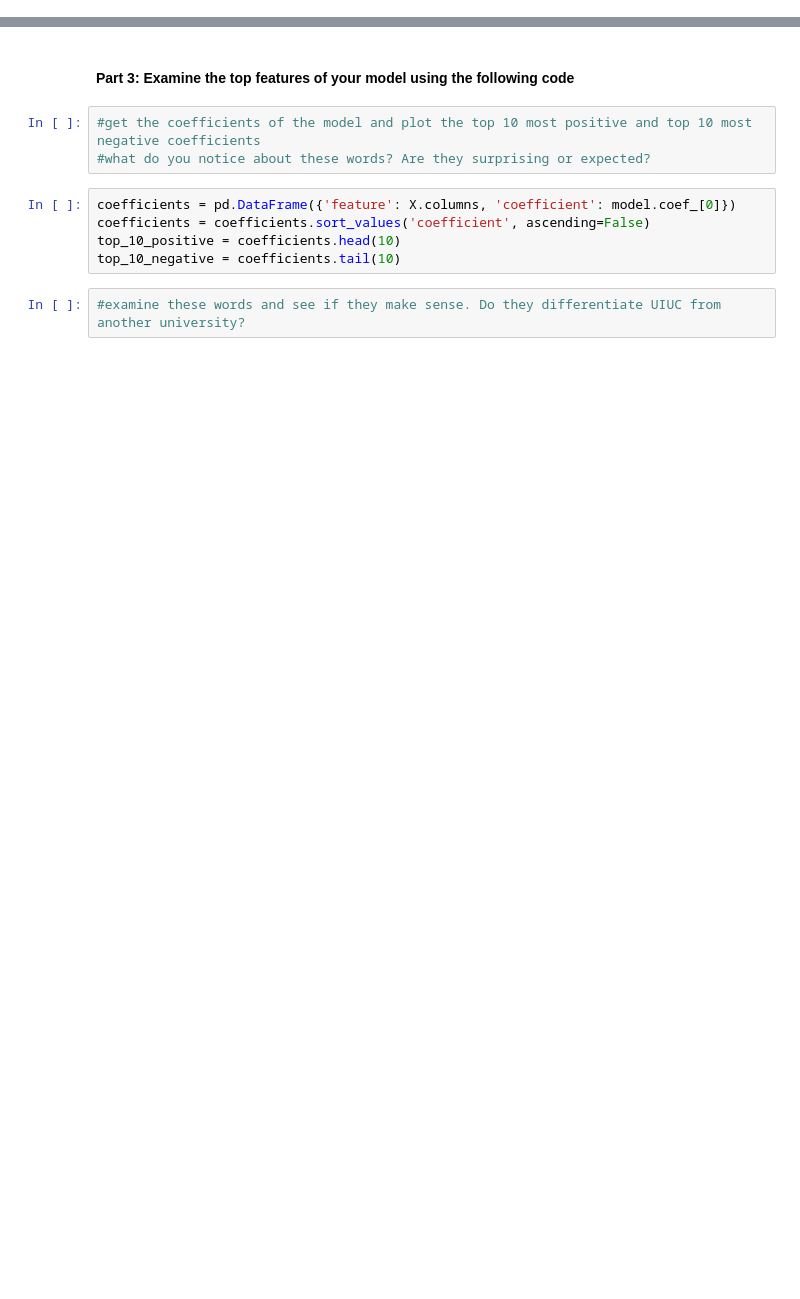
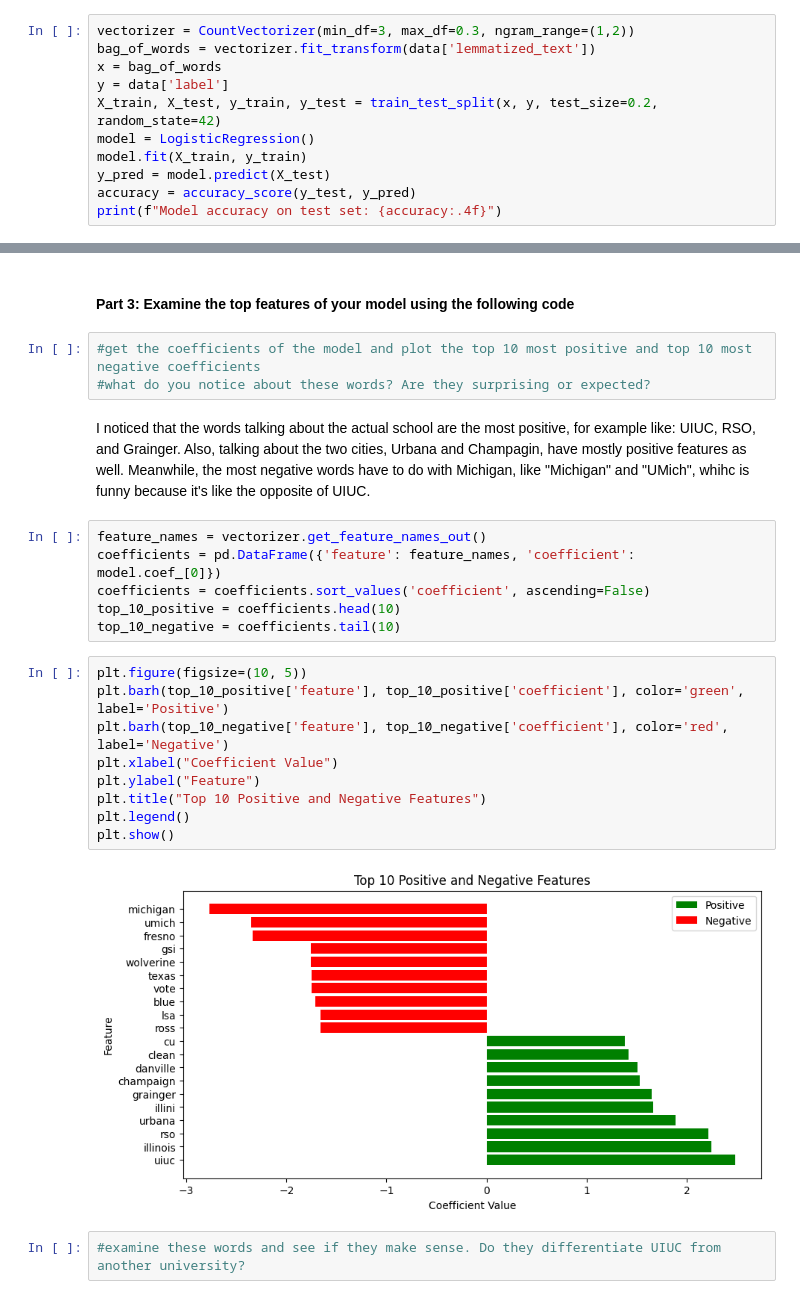
Before and after one commit to NikhilBapat14/project1-counting-words, a Jupyter notebook: project1.ipynb, the cells around one changed output, grey strips where cells are left out. Cells and saved outputs as stored; diff of their text form; blank space fills up the shorter version.

```diff
--- a/project1.ipynb
+++ b/project1.ipynb
@@ -329,0 +338,11 @@ Accuracy: 0.9053968253968254
+# %%
+vectorizer = CountVectorizer(min_df=3, max_df=0.3, ngram_range=(1,2))
+bag_of_words = vectorizer.fit_transform(data['lemmatized_text'])
+x = bag_of_words
+y = data['label']
+X_train, X_test, y_train, y_test = train_test_split(x, y, test_size=0.2, random_state=42)
+model = LogisticRegression()
+model.fit(X_train, y_train)
+y_pred = model.predict(X_test)
+accuracy = accuracy_score(y_test, y_pred)
+print(f"Model accuracy on test set: {accuracy:.4f}")
@@ -332,10 +353,24 @@ Accuracy: 0.9053968253968254
 # %%
 #get the coefficients of the model and plot the top 10 most positive and top 10 most negative coefficients
 #what do you notice about these words? Are they surprising or expected?
+# %% [markdown]
+I noticed that the words talking about the actual school are the most positive, for example like: UIUC, RSO, and Grainger. Also, talking about the two cities, Urbana and Champagin, have mostly positive features as well. Meanwhile, the most negative words have to do with Michigan, like "Michigan" and "UMich", whihc is funny because it's like the opposite of UIUC.
 # %%
-coefficients = pd.DataFrame({'feature': X.columns, 'coefficient': model.coef_[0]})
+feature_names = vectorizer.get_feature_names_out()
+coefficients = pd.DataFrame({'feature': feature_names, 'coefficient': model.coef_[0]})
 coefficients = coefficients.sort_values('coefficient', ascending=False)
 top_10_positive = coefficients.head(10)
 top_10_negative = coefficients.tail(10)
+# %%
+plt.figure(figsize=(10, 5))
+plt.barh(top_10_positive['feature'], top_10_positive['coefficient'], color='green', label='Positive')
+plt.barh(top_10_negative['feature'], top_10_negative['coefficient'], color='red', label='Negative')
+plt.xlabel("Coefficient Value")
+plt.ylabel("Feature")
+plt.title("Top 10 Positive and Negative Features")
+plt.legend()
+plt.show()
+# %% [output]
+[figure, added]
 # %%
 #examine these words and see if they make sense. Do they differentiate UIUC from another university?
```
Also changed, not shown: parts of 18 cells of this notebook.
